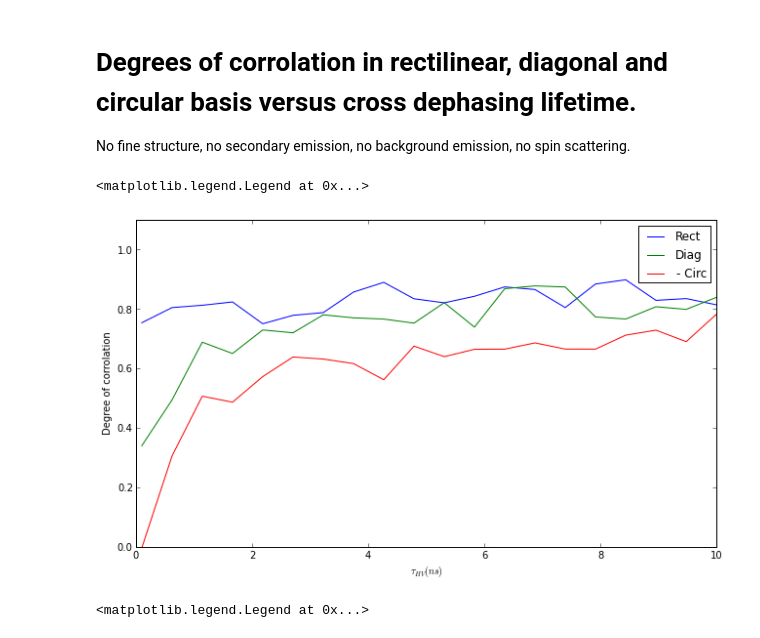
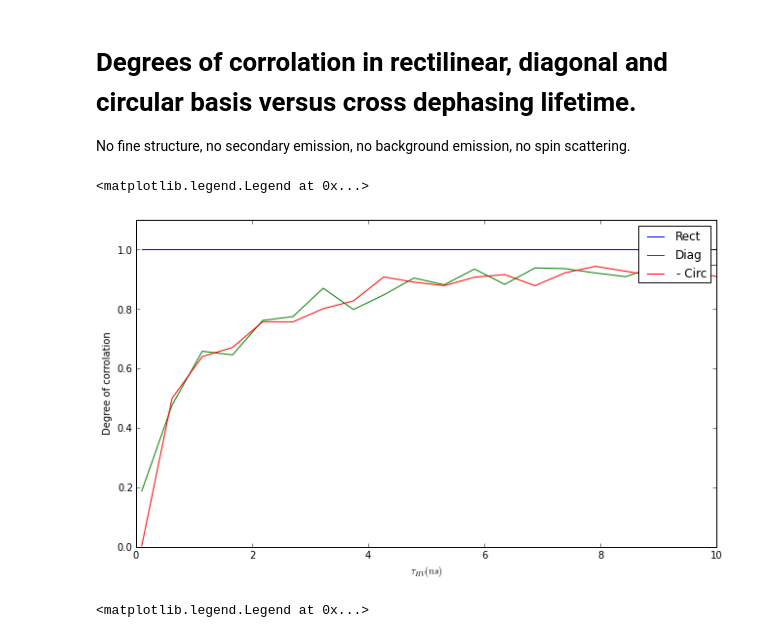
Before and after one commit to eoinmurray/icarus, a Jupyter notebook: notebooks/Fid v dephase.ipynb, the cells around one changed output. Saved outputs shown, nothing was run; the diff lists cells and outputs as text; code cells hidden in the pictures.

```diff
--- a/notebooks/Fid v dephase.ipynb
+++ b/notebooks/Fid v dephase.ipynb
@@ -2,31 +8,29 @@
 # Degrees of corrolation in rectilinear, diagonal and circular basis versus cross dephasing lifetime.
 No fine structure, no secondary emission, no background emission, no spin scattering.
 # %%
-rootdir = '../out/2013-08-03/crosstau_w_bg_w_se_w_roterr/'
-
+rootdir = '../out/2013-08-03/crosstau/'
 dat = get_data(rootdir)
-
 
 hold_crosstau = dat[0]
 grect = dat[1][0]
 gdiag = dat[1][1]
 gcirc = dat[1][2]
 
 
 plt.figure(figsize = (16/1.5, 9/1.5))
 
 plt.plot(hold_crosstau, grect)
 plt.plot(hold_crosstau, gdiag)
 plt.plot(hold_crosstau, - gcirc)
 
 plt.xlabel('$\\tau_{HV} (ns)$') ; plt.ylabel('Degree of corrolation')
 
 plt.ylim([0,1.1])
 
 plt.legend(['Rect', 'Diag', '- Circ'])
 # %% [output]
 <matplotlib.legend.Legend at 0x...>
-[figure, old version]
+[figure, new version]
 # %%
 plt.figure(figsize = (16/1.5, 9/1.5))
 fidelities = (1 + grect + gdiag - gcirc)/4
```
Also changed, not shown: parts of 2 cells of this notebook, 7 other files.
